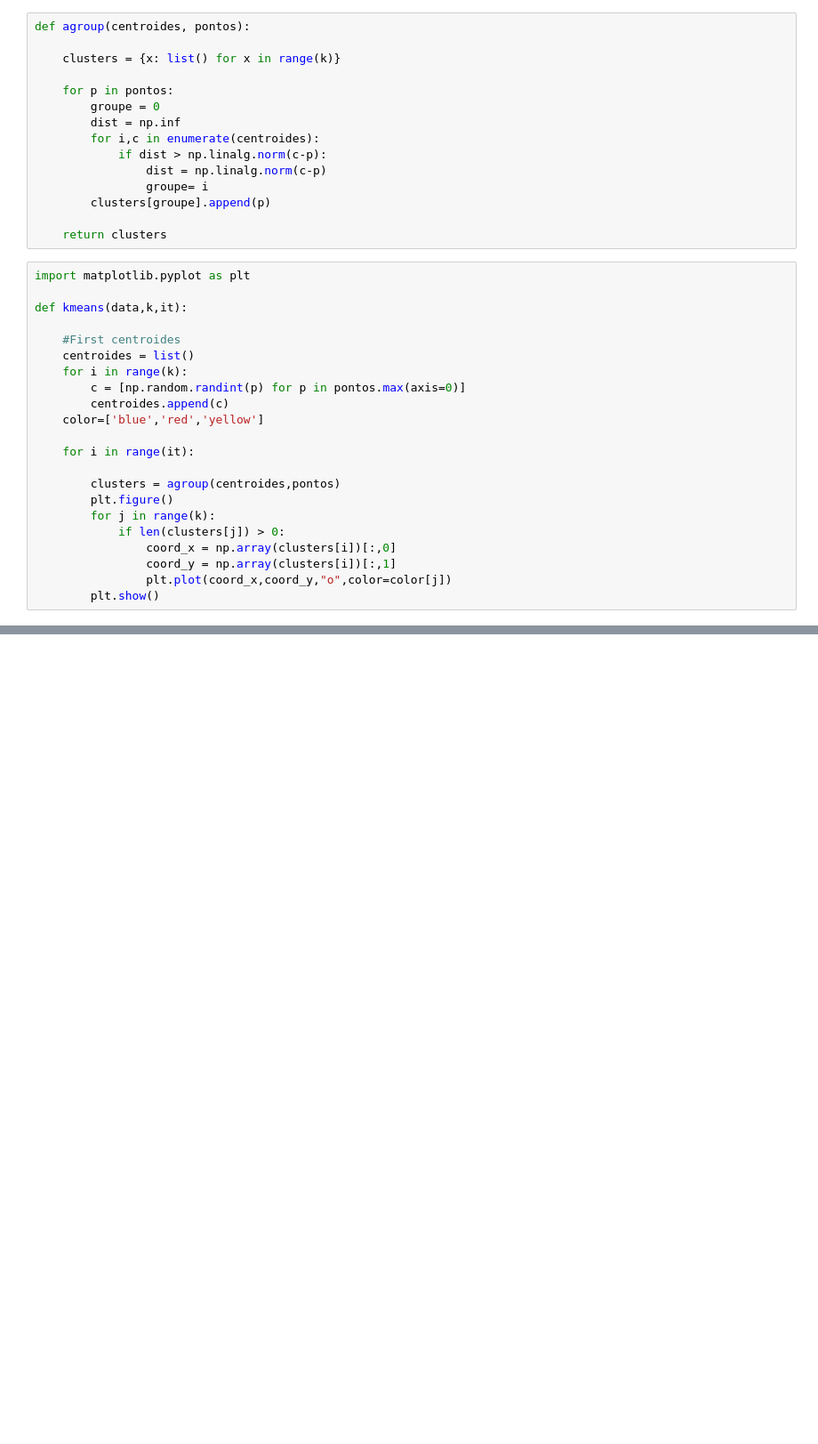
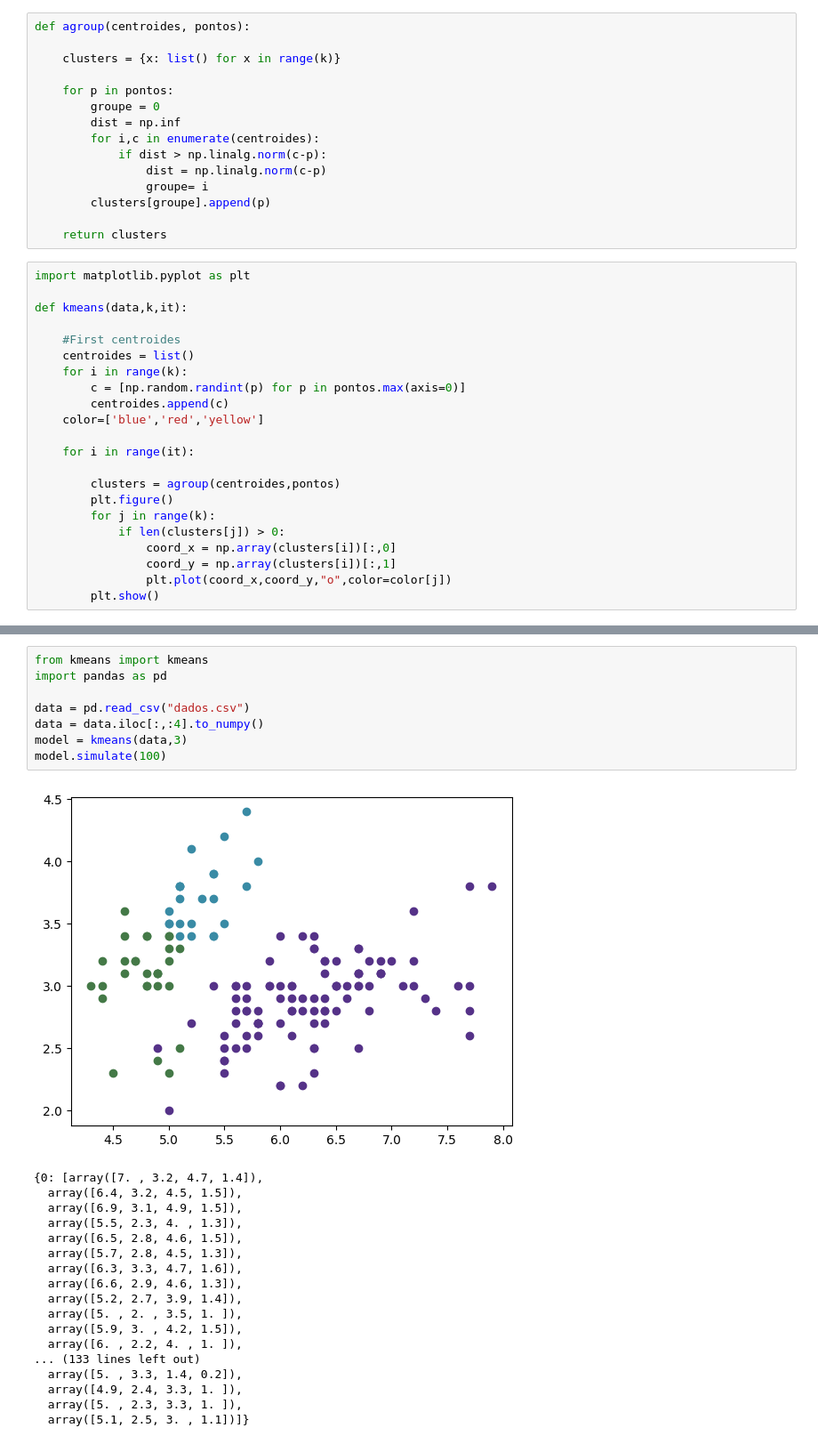
Before and after one commit to YanAndrade61/TEC_Kmeans, a Jupyter notebook: kmeans.ipynb, the cells around one changed output, grey strips where cells are left out. Shown at 89% size. Drawn from its saved outputs; the diff is of its cells as text; blank space fills up the shorter version.

```diff
--- a/kmeans.ipynb
+++ b/kmeans.ipynb
@@ -70,0 +72,27 @@ IndexError: too many indices for array: array is 1-dimensional, but 2 were index
+# %%
+from kmeans import kmeans
+import pandas as pd
+
+data = pd.read_csv("dados.csv")
+data = data.iloc[:,:4].to_numpy()
+model = kmeans(data,3)
+model.simulate(100)
+# %% [output]
+[figure, added]
+{0: [array([7. , 3.2, 4.7, 1.4]),
+  array([6.4, 3.2, 4.5, 1.5]),
+  array([6.9, 3.1, 4.9, 1.5]),
+  array([5.5, 2.3, 4. , 1.3]),
+  array([6.5, 2.8, 4.6, 1.5]),
+  array([5.7, 2.8, 4.5, 1.3]),
+  array([6.3, 3.3, 4.7, 1.6]),
+  array([6.6, 2.9, 4.6, 1.3]),
+  array([5.2, 2.7, 3.9, 1.4]),
+  array([5. , 2. , 3.5, 1. ]),
+  array([5.9, 3. , 4.2, 1.5]),
+  array([6. , 2.2, 4. , 1. ]),
+... (133 lines left out)
+  array([5. , 3.3, 1.4, 0.2]),
+  array([4.9, 2.4, 3.3, 1. ]),
+  array([5. , 2.3, 3.3, 1. ]),
+  array([5.1, 2.5, 3. , 1.1])]}
```
Also changed, not shown: parts of 3 cells of this notebook, 37 other files.
